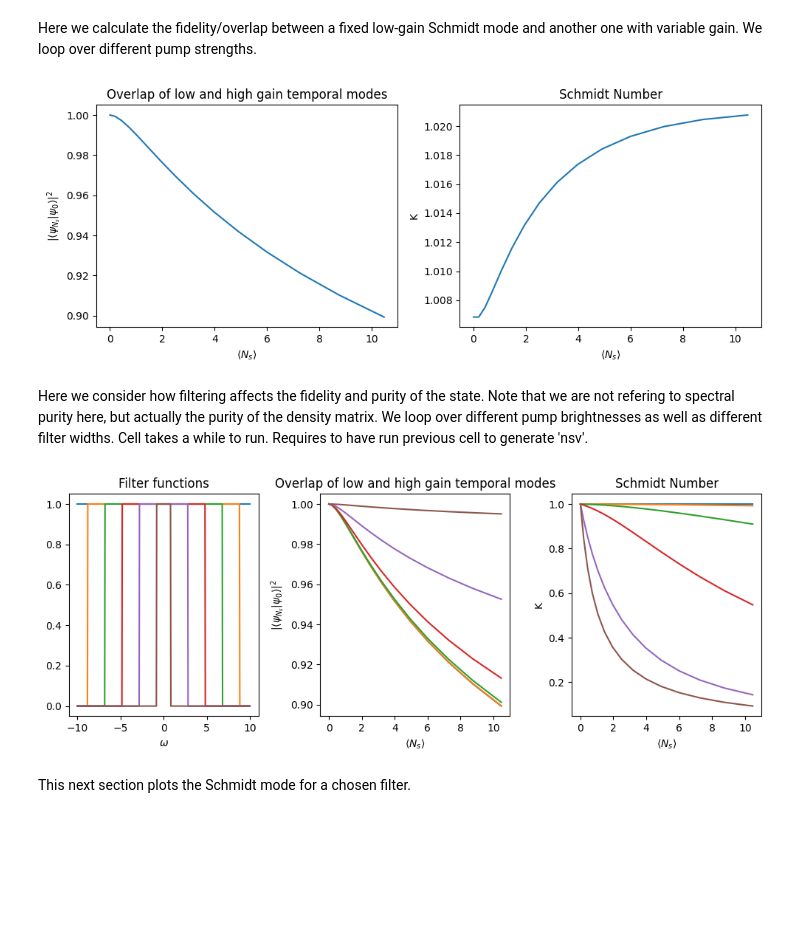
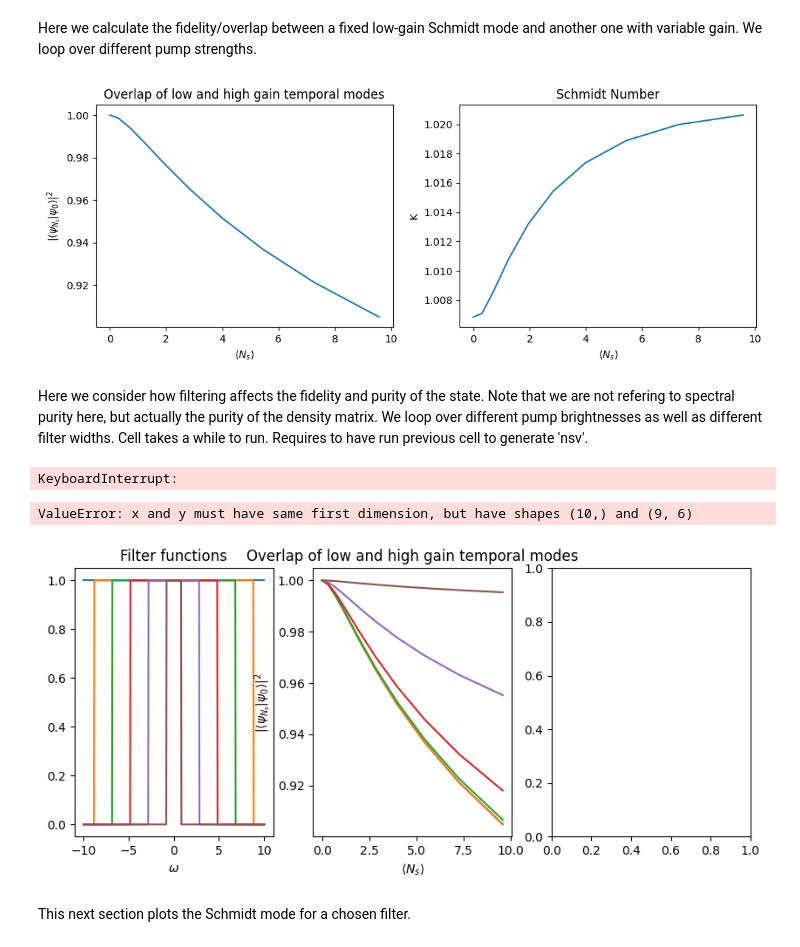
Before and after one commit to polyquantique/NeedALight, a Jupyter notebook: NeedALight/examples/example_singlepass.ipynb, the cells around one changed output. Saved outputs shown, nothing was run; the diff lists cells and outputs as text; code cells hidden in the pictures; blank space fills up the shorter version.

```diff
--- a/NeedALight/examples/example_singlepass.ipynb
+++ b/NeedALight/examples/example_singlepass.ipynb
@@ -120,7 +120,7 @@ Here we calculate the fidelity/overlap between a fixed low-gain Schmidt mode and
 #Overlaps and Schmidt number as a function of Np without Filtering
 npi = 0.00024
 npf = 2.068
-nstep = 15
+nstep = 10
 step = (npf - npi)/nstep
 num_pump = np.arange(npi,npf,step)
 nsv = np.zeros_like(num_pump)
@@ -156,20 +156,20 @@ axs[1].set_title("Schmidt Number")
 fig.tight_layout()
 plt.show()
 # %% [output]
-[figure, old version]
+[figure, new version]
 # %% [markdown]
 Here we consider how filtering affects the fidelity and purity of the state. Note that we are not refering to spectral purity here, but actually the purity of the density matrix. We loop over different pump brightnesses as well as different filter widths. Cell takes a while to run. Requires to have run previous cell to generate 'nsv'.
 # %%
 #Filtering effect on Distinguishability: Overlaps for different filters
 npi = 0.00024
 npf = 2.068
-nstep = 15
+nstep = 10
 step = (npf - npi)/nstep
 
 num_pump = np.arange(npi,npf,step)
 Temp_mode = np.zeros([len(w), len(num_pump)],dtype= np.complex128)
 overlap2 = np.zeros([len(num_pump),6])
-Purity = np.zeros([15,6])
+Purity = np.zeros([len(num_pump),6])
 
 filter = np.zeros([len(w), 6])
 filter[:,0] = 1
@@ -201,29 +201,32 @@ for j in tqdm(range(5)):
 
     overlapmat = np.abs(np.conj(Temp_mode).T @ Temp_mode) ** 2
     overlap2[:,j+1] = overlapmat[0,:]
+# %% [output]
+KeyboardInterrupt:
 # %%
 #Plotting the Filters, overlaps, and purities.
 #Overlaps and purities as a function of Ns
 fig, axs = plt.subplots(1, 3, figsize=(10, 4))
 
 axs[0].plot(w,filter)
 axs[0].set_xlabel(r"$\omega$")
 axs[0].set_title("Filter functions")
 
 axs[1].plot(nsv, overlap2)
 axs[1].set_xlabel(r"$\langle N_{s} \rangle$")
 axs[1].set_ylabel(r"$\left| \langle  \psi_{N_{s}}  | \psi_{0}   \rangle \right|^{2}$")
 axs[1].set_title("Overlap of low and high gain temporal modes")
 
 axs[2].plot(nsv, Purity)
 axs[2].set_xlabel(r"$\langle N_{s} \rangle$")
-axs[2].set_ylabel("K")
+axs[2].set_ylabel("Purity")
 axs[2].set_title("Purity")
 
 fig.tight_layout()
 plt.show()
 # %% [output]
+ValueError: x and y must have same first dimension, but have shapes (10,) and (9, 6)
-[figure, old version]
+[figure, new version]
 # %% [markdown]
 This next section plots the Schmidt mode for a chosen filter.
 # %%
```
